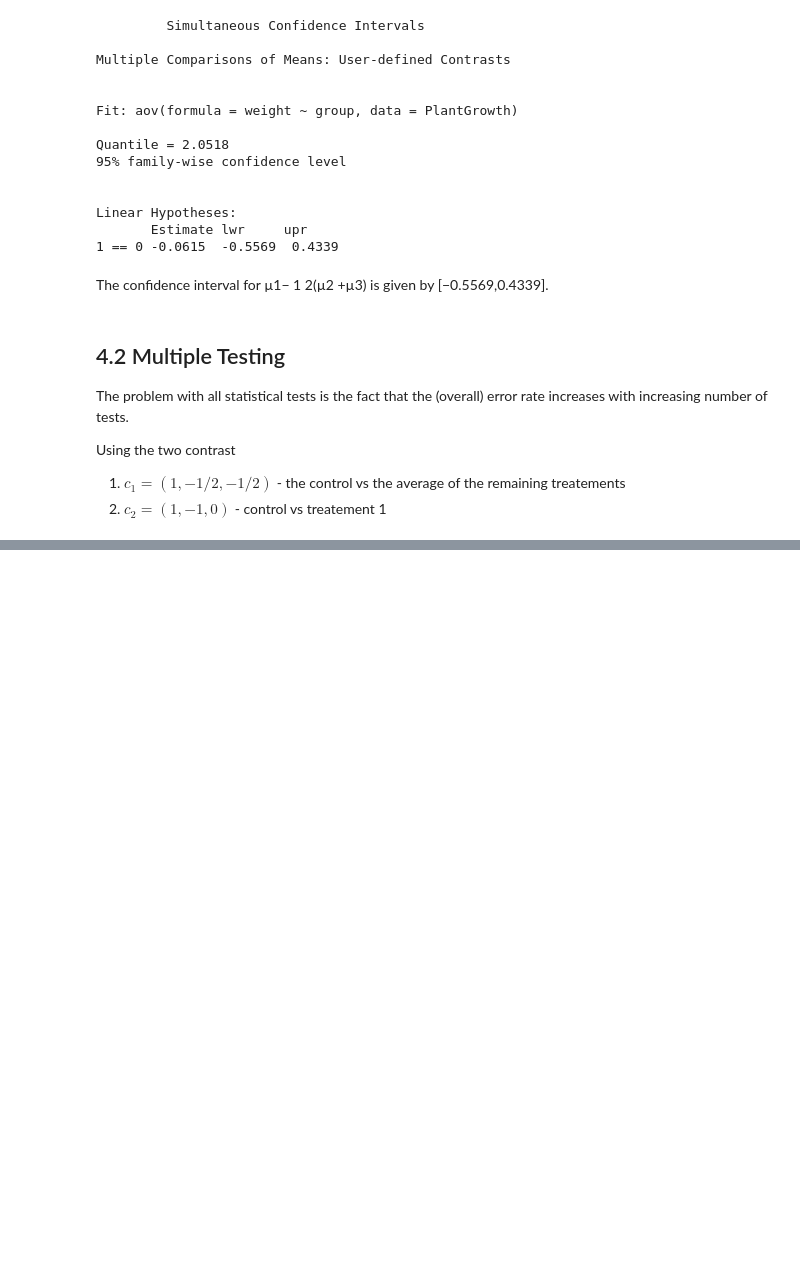
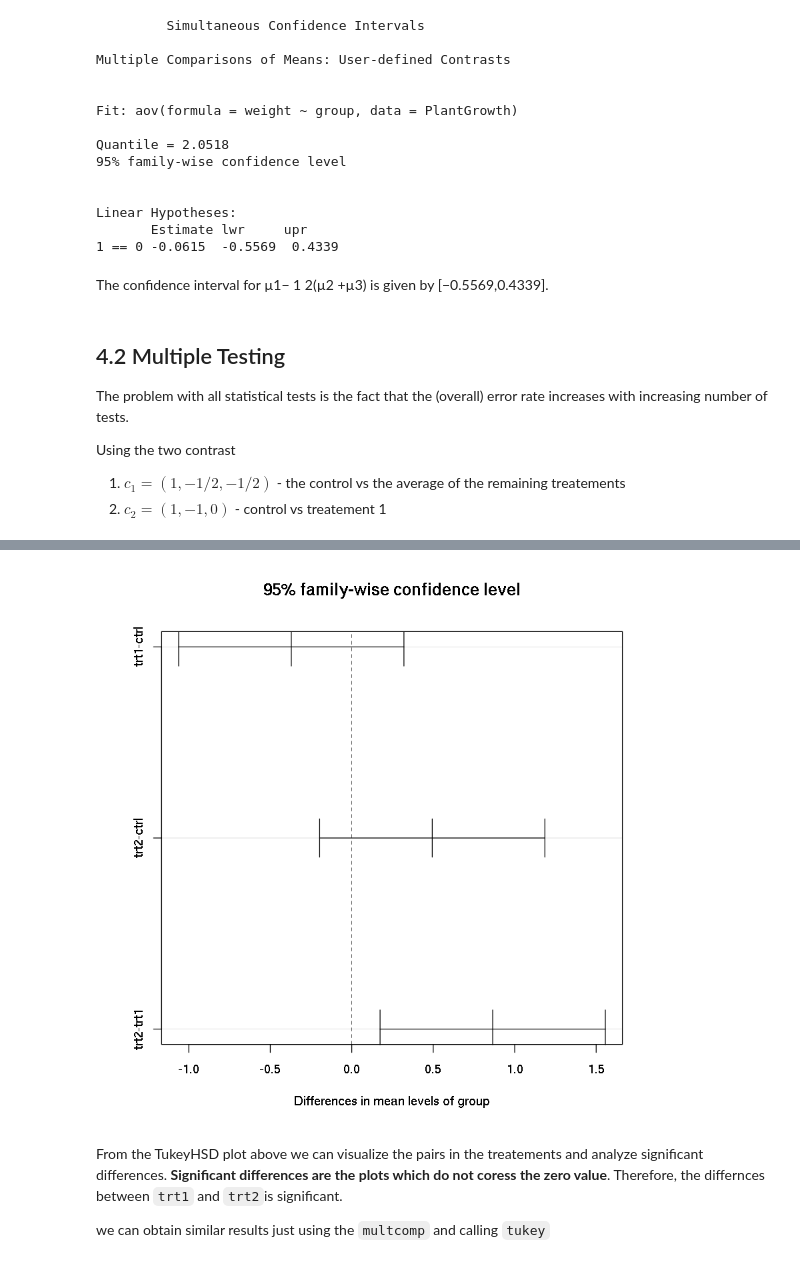
Before and after one commit to naivelogic/exploring_r, a Jupyter notebook: basics/ANOVA in R.ipynb, the cells around one changed output, grey strips where cells are left out. Saved outputs shown, nothing was run; the diff lists cells and outputs as text; code cells hidden in the pictures; blank space fills up the shorter version.

```diff
--- a/basics/ANOVA in R.ipynb
+++ b/basics/ANOVA in R.ipynb
@@ -310,0 +313,7 @@ Using the two contrast
+# %%
+# create a matrix where each row is a contrast
+K = rbind(c(1, -1/2, -1/2),    ## ctrl vs avg of trt1 and trt2
+          c(1, -1, 0))      ## ctrl vs trt1
+
+fit.gh = glht(fit, linfct = mcp(group = K))
+summary(fit.gh)
@@ -310,0 +385,6 @@ Using the two contrast
+# %%
+# calculate the contrast as "ordinary" contrast
+fit.scheffe = glht(fit, linfct = mcp(group = c(1/2, -1, 1/2)))
+
+# report the value of the t-test
+summary(fit.scheffe)
@@ -310,0 +481,8 @@ Using the two contrast
+# %%
+lot(TukeyHSD(fit))
+# %% [output]
+[figure, added]
+# %% [markdown]
+From the TukeyHSD plot above we can visualize the pairs in the treatements and analyze significant differences. __Significant differences are the plots which do not coress the zero value__. Therefore, the differnces between `trt1` and `trt2`is significant.
+
+we can obtain similar results just using the `multcomp` and calling `tukey`
```
Also changed, not shown: parts of 26 cells of this notebook.
